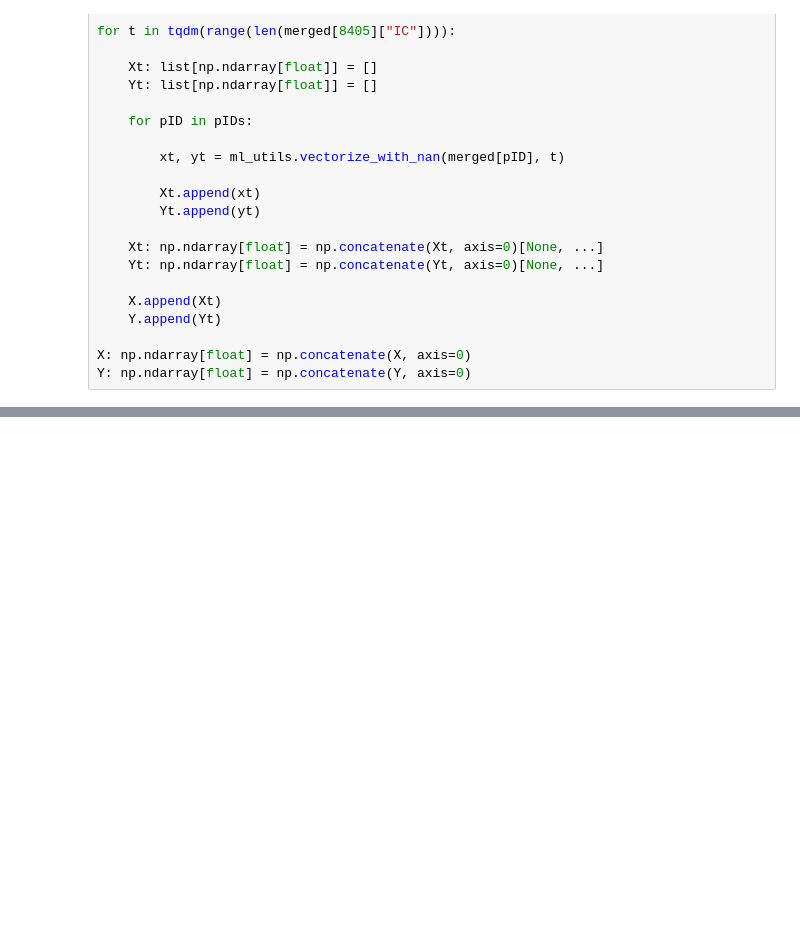
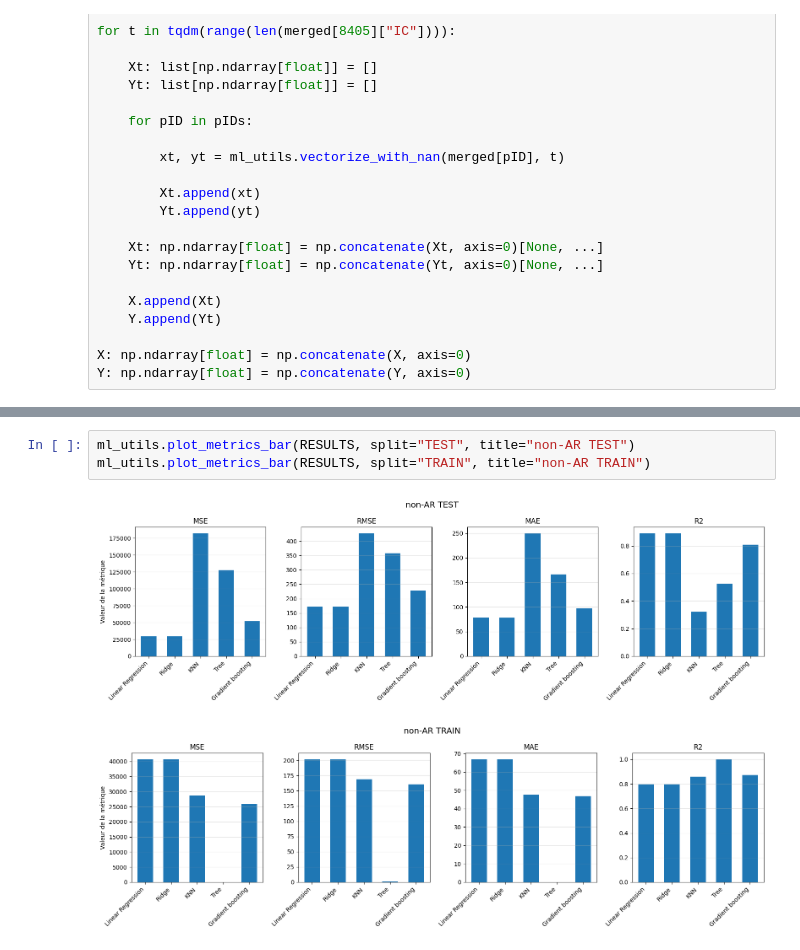
Before and after one commit to KargKarg/binome_med, a Jupyter notebook: regression/display.ipynb, the cells around one changed output, grey strips where cells are left out. Drawn from its saved outputs; the diff is of its cells as text; blank space fills up the shorter version.

```diff
--- a/regression/display.ipynb
+++ b/regression/display.ipynb
@@ -85,0 +127,6 @@ ml_utils.plot_pred_true(Y_test[:, 10], Y_pred_test_ar[:, 10])
+# %%
+ml_utils.plot_metrics_bar(RESULTS, split="TEST", title="non-AR TEST")
+ml_utils.plot_metrics_bar(RESULTS, split="TRAIN", title="non-AR TRAIN")
+# %% [output]
+[figure, added]
+[figure, added]
```
Also changed, not shown: parts of 15 cells of this notebook, 1 other file.
